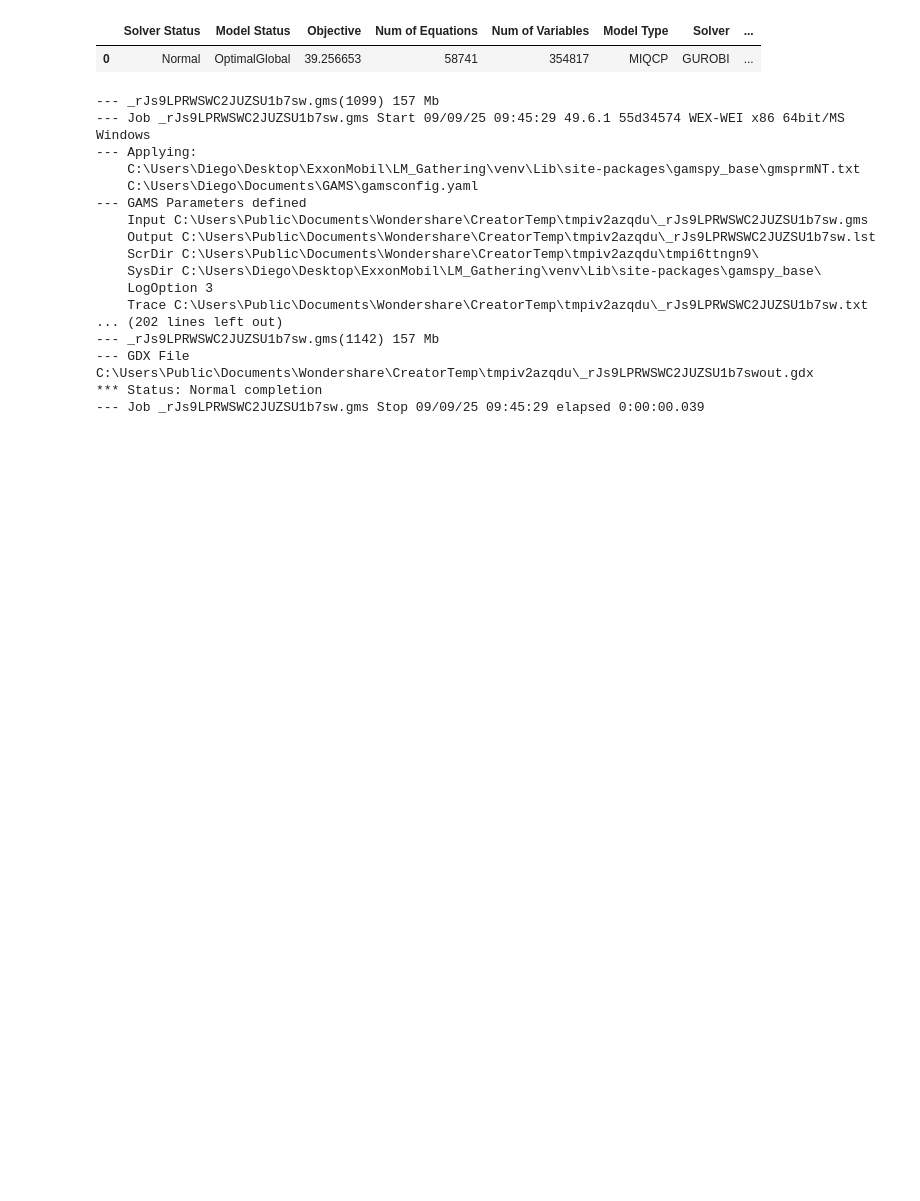
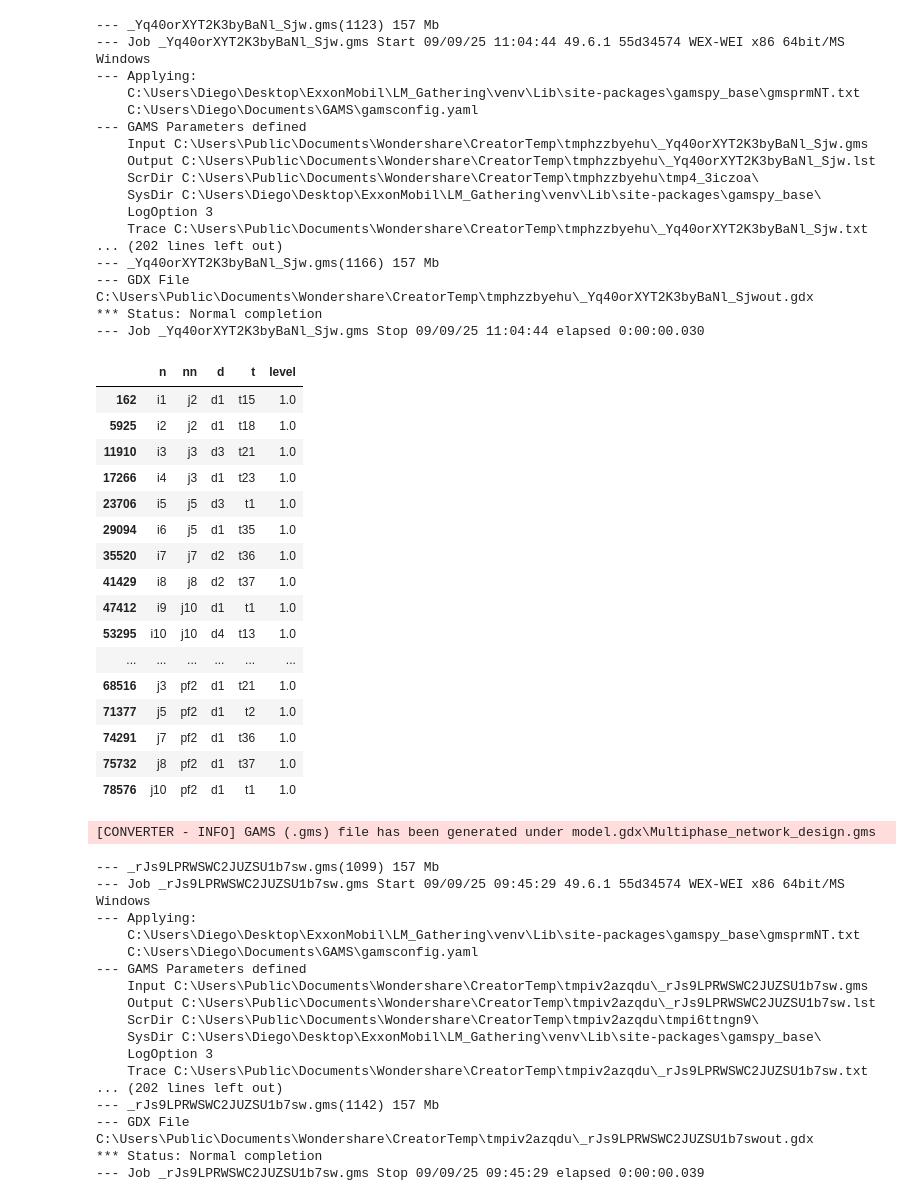
Before and after one commit to DiegoTru-lang/LM_Gathering, a Jupyter notebook: src/notebooks/development.ipynb, the cells around one changed output. Cells and saved outputs as stored; diff of their text form; code cells hidden in the pictures; blank space fills up the shorter version.

```diff
--- a/src/notebooks/development.ipynb
+++ b/src/notebooks/development.ipynb
@@ -55,5 +50,0 @@ summary = m.solve()
-# %%
-summary
-# %% [output]
-|  | Solver Status | Model Status | Objective | Num of Equations | Num of Variables | Model Type | Solver | ... |
-| 0 | Normal | OptimalGlobal | 39.256653 | 58741 | 354817 | MIQCP | GUROBI | ... |
@@ -60,3 +53,44 @@ summary
+# %%
+m.update_selected_pipes()
+# %% [output]
+--- _Yq40orXYT2K3byBaNl_Sjw.gms(1123) 157 Mb
+--- Job _Yq40orXYT2K3byBaNl_Sjw.gms Start 09/09/25 11:04:44 49.6.1 55d34574 WEX-WEI x86 64bit/MS Windows
+--- Applying:
+    C:\Users\Diego\Desktop\ExxonMobil\LM_Gathering\venv\Lib\site-packages\gamspy_base\gmsprmNT.txt
+    C:\Users\Diego\Documents\GAMS\gamsconfig.yaml
+--- GAMS Parameters defined
+    Input C:\Users\Public\Documents\Wondershare\CreatorTemp\tmphzzbyehu\_Yq40orXYT2K3byBaNl_Sjw.gms
+    Output C:\Users\Public\Documents\Wondershare\CreatorTemp\tmphzzbyehu\_Yq40orXYT2K3byBaNl_Sjw.lst
+    ScrDir C:\Users\Public\Documents\Wondershare\CreatorTemp\tmphzzbyehu\tmp4_3iczoa\
+    SysDir C:\Users\Diego\Desktop\ExxonMobil\LM_Gathering\venv\Lib\site-packages\gamspy_base\
+    LogOption 3
+    Trace C:\Users\Public\Documents\Wondershare\CreatorTemp\tmphzzbyehu\_Yq40orXYT2K3byBaNl_Sjw.txt
+... (202 lines left out)
+--- _Yq40orXYT2K3byBaNl_Sjw.gms(1166) 157 Mb
+--- GDX File C:\Users\Public\Documents\Wondershare\CreatorTemp\tmphzzbyehu\_Yq40orXYT2K3byBaNl_Sjwout.gdx
+*** Status: Normal completion
+--- Job _Yq40orXYT2K3byBaNl_Sjw.gms Stop 09/09/25 11:04:44 elapsed 0:00:00.030
+|  | n | nn | d | t | level |
+| 162 | i1 | j2 | d1 | t15 | 1.0 |
+| 5925 | i2 | j2 | d1 | t18 | 1.0 |
+| 11910 | i3 | j3 | d3 | t21 | 1.0 |
+| 17266 | i4 | j3 | d1 | t23 | 1.0 |
+| 23706 | i5 | j5 | d3 | t1 | 1.0 |
+| 29094 | i6 | j5 | d1 | t35 | 1.0 |
+| 35520 | i7 | j7 | d2 | t36 | 1.0 |
+| 41429 | i8 | j8 | d2 | t37 | 1.0 |
+| 47412 | i9 | j10 | d1 | t1 | 1.0 |
+| 53295 | i10 | j10 | d4 | t13 | 1.0 |
+| ... | ... | ... | ... | ... | ... |
+| 68516 | j3 | pf2 | d1 | t21 | 1.0 |
+| 71377 | j5 | pf2 | d1 | t2 | 1.0 |
+| 74291 | j7 | pf2 | d1 | t36 | 1.0 |
+| 75732 | j8 | pf2 | d1 | t37 | 1.0 |
+| 78576 | j10 | pf2 | d1 | t1 | 1.0 |
+# %%
+m.export_gdx("model.gdx")
+# %% [output]
+[CONVERTER - INFO] GAMS (.gms) file has been generated under model.gdx\Multiphase_network_design.gms
 # %%
 model = m.m.models["Multiphase_network_design"]
 # %%
```
Also changed, not shown: parts of 4 cells of this notebook, 5 other files.
